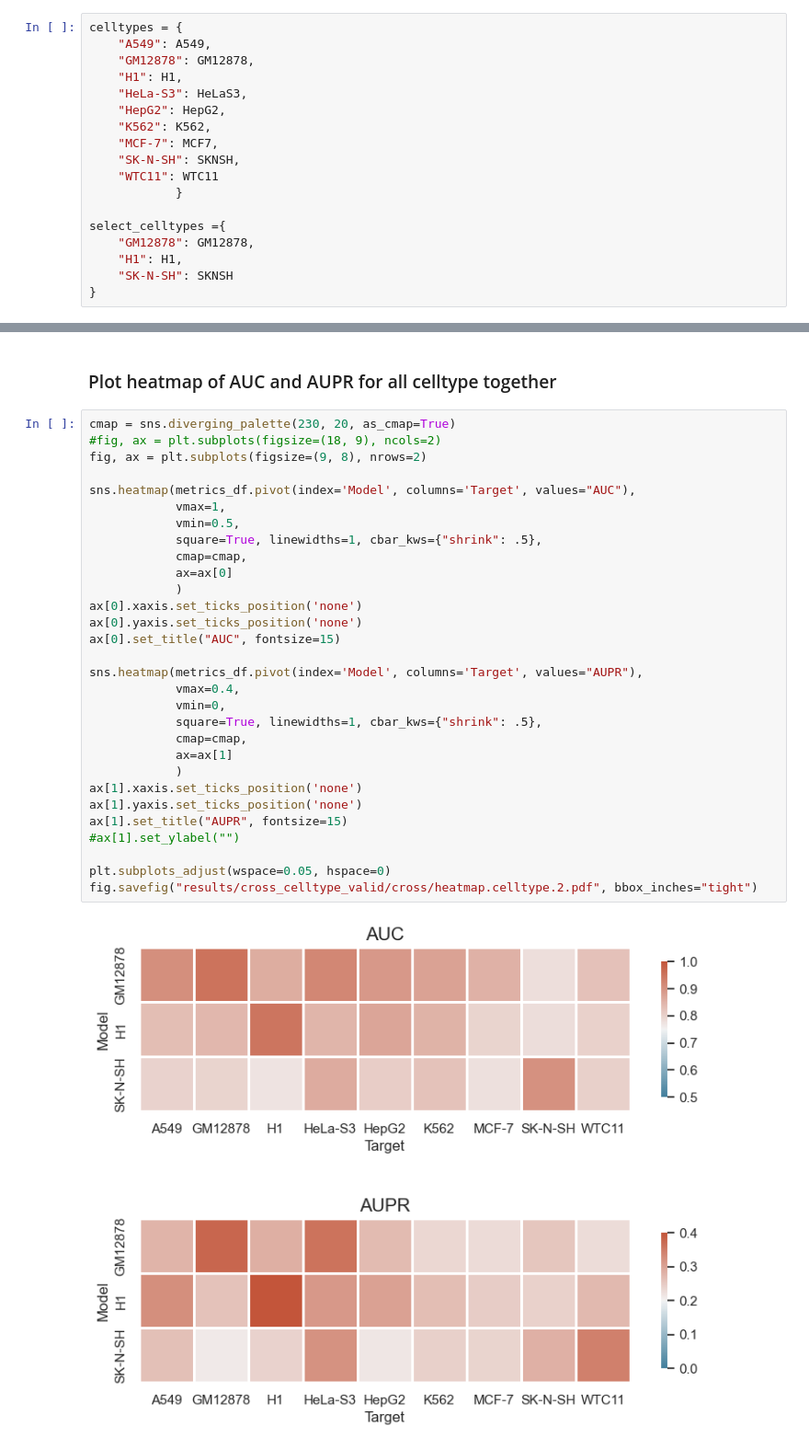
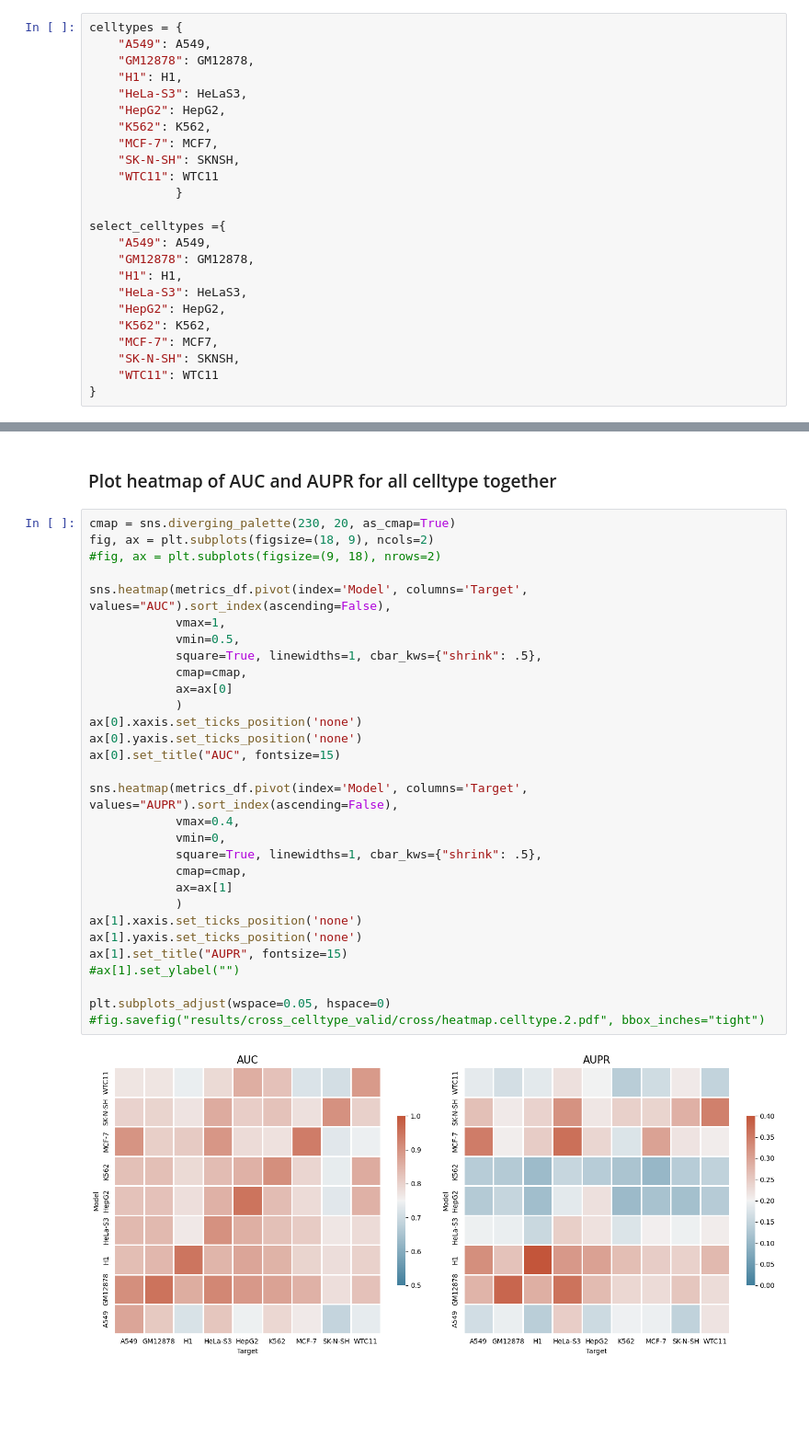
Before and after one commit to cmf1997/tfnet, a Jupyter notebook: cross.ipynb, the cells around one changed output, grey strips where cells are left out. Shown at 92% size. Saved outputs shown, nothing was run; the diff lists cells and outputs as text; blank space fills up the shorter version.

```diff
--- a/cross.ipynb
+++ b/cross.ipynb
@@ -54,9 +54,15 @@ celltypes = {
             }
 
 select_celltypes ={
+    "A549": A549,
     "GM12878": GM12878,
     "H1": H1,
-    "SK-N-SH": SKNSH
+    "HeLa-S3": HeLaS3,
+    "HepG2": HepG2,
+    "K562": K562,
+    "MCF-7": MCF7,
+    "SK-N-SH": SKNSH,
+    "WTC11": WTC11
 }
 # %%
 metrics_dict = {}
@@ -129,33 +136,33 @@ fig.savefig("results/cross_celltype_valid/cross/barplot.celltype.pdf", bbox_inch
 ### Plot heatmap of AUC and AUPR for all celltype together
 # %%
 cmap = sns.diverging_palette(230, 20, as_cmap=True)
-#fig, ax = plt.subplots(figsize=(18, 9), ncols=2)
-fig, ax = plt.subplots(figsize=(9, 8), nrows=2)
+fig, ax = plt.subplots(figsize=(18, 9), ncols=2)
+#fig, ax = plt.subplots(figsize=(9, 18), nrows=2)
 
-sns.heatmap(metrics_df.pivot(index='Model', columns='Target', values="AUC"),
+sns.heatmap(metrics_df.pivot(index='Model', columns='Target', values="AUC").sort_index(ascending=False),
             vmax=1,
             vmin=0.5,
             square=True, linewidths=1, cbar_kws={"shrink": .5},
             cmap=cmap,
             ax=ax[0]
             )
 ax[0].xaxis.set_ticks_position('none')
 ax[0].yaxis.set_ticks_position('none')
 ax[0].set_title("AUC", fontsize=15)
 
-sns.heatmap(metrics_df.pivot(index='Model', columns='Target', values="AUPR"),
+sns.heatmap(metrics_df.pivot(index='Model', columns='Target', values="AUPR").sort_index(ascending=False),
             vmax=0.4,
             vmin=0,
             square=True, linewidths=1, cbar_kws={"shrink": .5},
             cmap=cmap,
             ax=ax[1]
             )
 ax[1].xaxis.set_ticks_position('none')
 ax[1].yaxis.set_ticks_position('none')
 ax[1].set_title("AUPR", fontsize=15)
 #ax[1].set_ylabel("")
 
 plt.subplots_adjust(wspace=0.05, hspace=0)
-fig.savefig("results/cross_celltype_valid/cross/heatmap.celltype.2.pdf", bbox_inches="tight")
+#fig.savefig("results/cross_celltype_valid/cross/heatmap.celltype.2.pdf", bbox_inches="tight")
 # %% [output]
-[figure, old version]
+[figure, new version]
```
Also changed, not shown: parts of 2 cells of this notebook, 2 other files.
